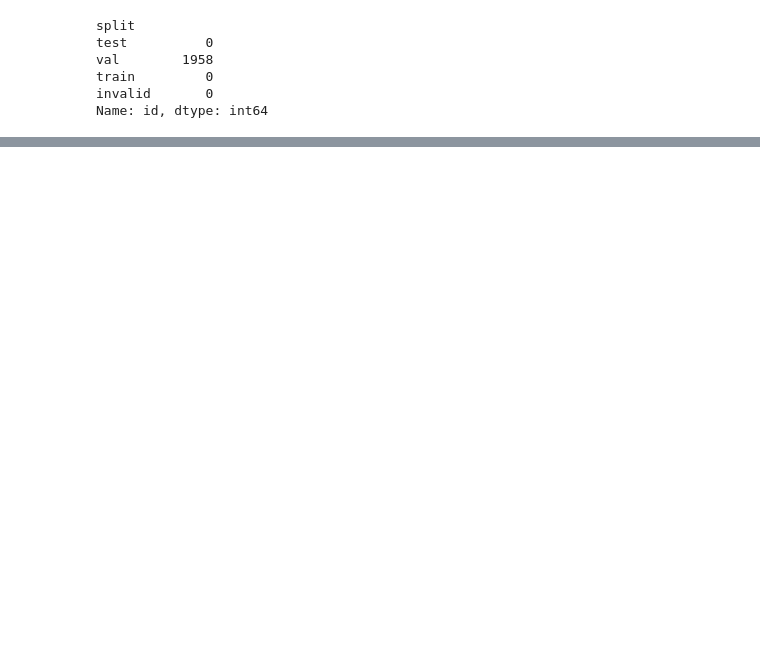
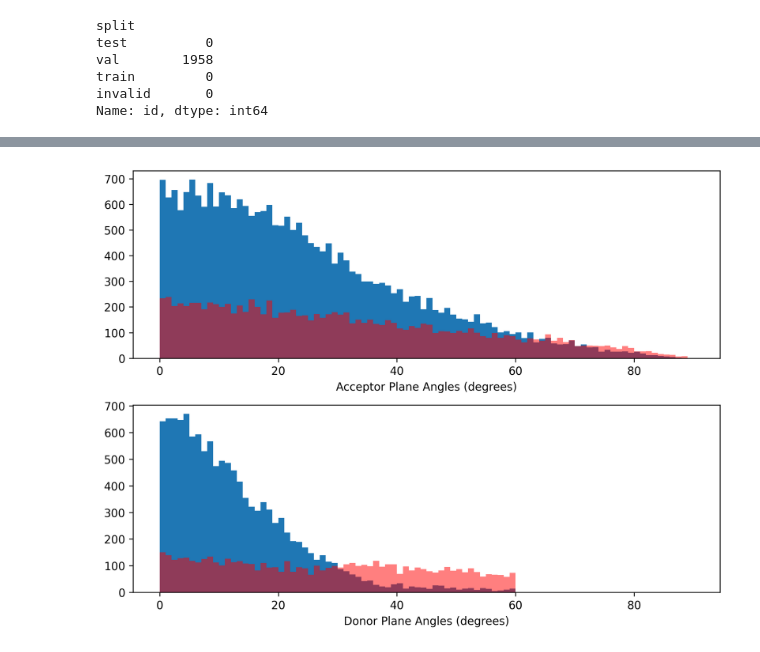
Before and after one commit to yuyuan871111/GSoC2025_Hbond_PM, a Jupyter notebook: validation/pinder_dataset_validation.ipynb, the cells around one changed output, grey strips where cells are left out. Saved outputs shown, nothing was run; the diff lists cells and outputs as text; code cells hidden in the pictures; blank space fills up the shorter version.

```diff
--- a/validation/pinder_dataset_validation.ipynb
+++ b/validation/pinder_dataset_validation.ipynb
@@ -90,0 +464,29 @@ with open("./data/pinder_test_local_paths.pkl", "rb") as f:
+# %%
+import matplotlib.pyplot as plt
+import numpy as np
+from mpl_toolkits.axes_grid1 import make_axes_locatable
+
+fig, ax = plt.subplots(2, 1, dpi=300, figsize=(8, 6))
+
+# now determine nice limits by hand:
+binwidth = 1
+xymax = max(
+    np.max(np.abs(all_apa_list)),
+    np.max(np.abs(all_dpa_list)),
+    np.max(np.abs(all_fp_apa_list)),
+    np.max(np.abs(all_fp_dpa_list)),
+)
+lim = (int(xymax / binwidth) + 1) * binwidth
+
+bins = np.arange(0, lim + binwidth, binwidth)
+ax[0].hist(all_apa_list, bins=bins)
+ax[0].hist(all_fp_apa_list, bins=bins, alpha=0.5, color="red")
+ax[1].hist(all_dpa_list, bins=bins)
+ax[1].hist(all_fp_dpa_list, bins=bins, alpha=0.5, color="red")
+
+ax[0].set_xlabel("Acceptor Plane Angles (degrees)")
+ax[1].set_xlabel("Donor Plane Angles (degrees)")
+fig.tight_layout()
+fig.show()
+# %% [output]
+[figure, added]
```
Also changed, not shown: parts of 20 cells of this notebook, 9 other files.
